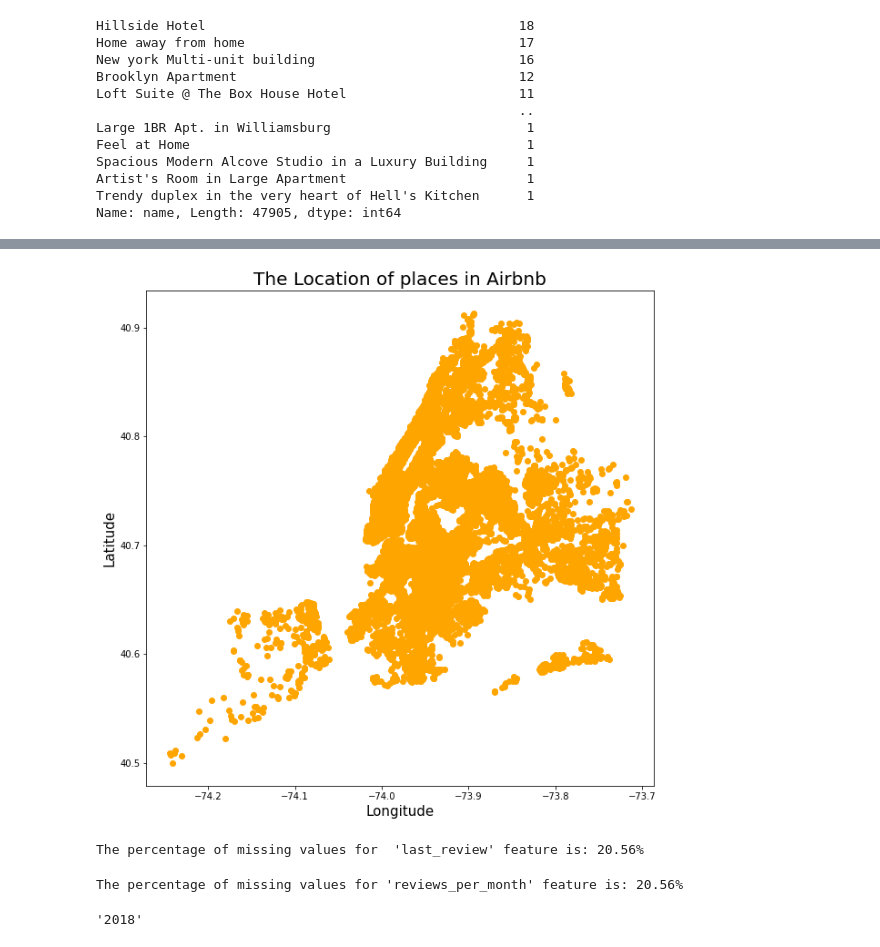
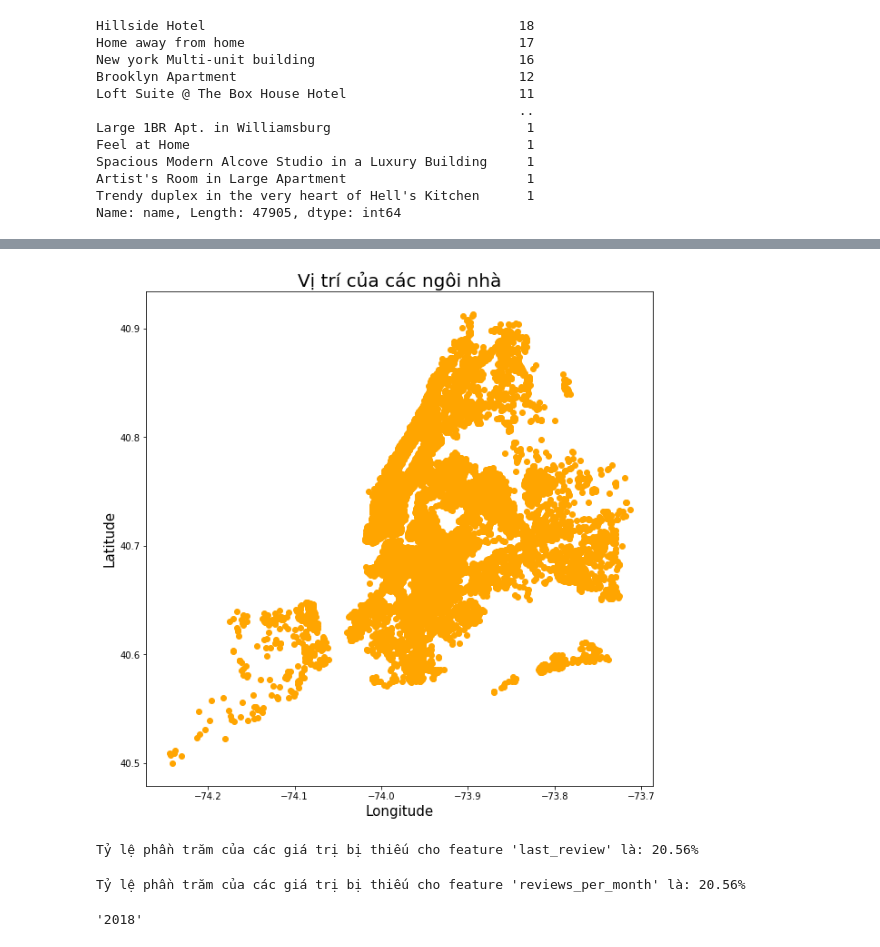
Before and after one commit to dleqhuy/Project, a Jupyter notebook: Airbnb-Home-Prices-Prediction/Airbnb Home Prices Prediction Project.ipynb, the cells around one changed output, grey strips where cells are left out. Cells and saved outputs as stored; diff of their text form; code cells hidden in the pictures.

```diff
--- a/Airbnb-Home-Prices-Prediction/Airbnb Home Prices Prediction Project.ipynb
+++ b/Airbnb-Home-Prices-Prediction/Airbnb Home Prices Prediction Project.ipynb
@@ -241,22 +201,22 @@ Name: host_id, Length: 37457, dtype: int64
 # %%
 plt.figure(figsize = (10, 10))
 plt.scatter(x = df['longitude'], y = df['latitude'], color = 'orange')
 plt.xlabel("Longitude", fontsize = 15)
 plt.ylabel("Latitude", fontsize = 15)
-plt.title("The Location of places in Airbnb", fontsize = 20)
+plt.title("Vị trí của các ngôi nhà", fontsize = 20)
 plt.show()
 # %% [output]
-[figure, old version]
+[figure, new version]
 # %%
 percentage_of_missing_values = np.round(sum(df['last_review'].isna()) / len(df['last_review']) * 100, 2)
-print("The percentage of missing values for  'last_review' feature is: {}%".format(percentage_of_missing_values))
+print("Tỷ lệ phần trăm của các giá trị bị thiếu cho feature 'last_review' là: {}%".format(percentage_of_missing_values))
 # %% [output]
-The percentage of missing values for  'last_review' feature is: 20.56%
+Tỷ lệ phần trăm của các giá trị bị thiếu cho feature 'last_review' là: 20.56%
 # %%
 percentage_of_missing_values = np.round(sum(df['reviews_per_month'].isna()) / len(df['reviews_per_month']) * 100, 2)
-print("The percentage of missing values for 'reviews_per_month' feature is: {}%".format(percentage_of_missing_values))
+print("Tỷ lệ phần trăm của các giá trị bị thiếu cho feature 'reviews_per_month' là: {}%".format(percentage_of_missing_values))
 # %% [output]
-The percentage of missing values for 'reviews_per_month' feature is: 20.56%
+Tỷ lệ phần trăm của các giá trị bị thiếu cho feature 'reviews_per_month' là: 20.56%
 # %%
 date_split = df['last_review'].iloc[0].split('-')
 # %%
```
Also changed, not shown: parts of 29 cells of this notebook, 2 other files.
